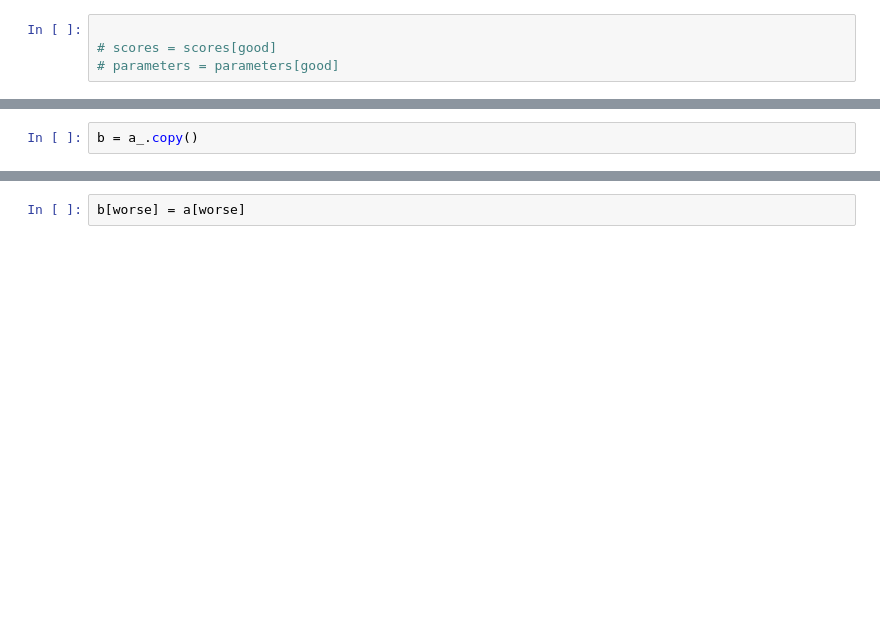
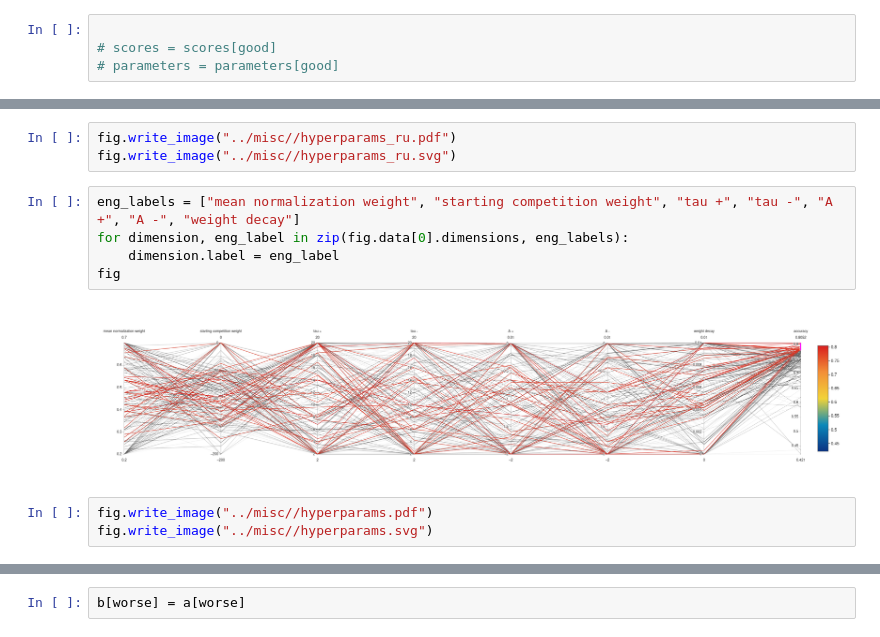
Before and after one commit to danielgafni/Bachelor, a Jupyter notebook: optimize_awsbatch/awsbatch_analysis.ipynb, the cells around one changed output, grey strips where cells are left out. Cells and saved outputs as stored; diff of their text form; blank space fills up the shorter version.

```diff
--- a/optimize_awsbatch/awsbatch_analysis.ipynb
+++ b/optimize_awsbatch/awsbatch_analysis.ipynb
@@ -110,2 +112,13 @@ scores.max()
-# %%
-b = a_.copy()
+# %%
+fig.write_image("../misc//hyperparams_ru.pdf")
+fig.write_image("../misc//hyperparams_ru.svg")
+# %%
+eng_labels = ["mean normalization weight", "starting competition weight", "tau +", "tau -", "A +", "A -", "weight decay"]
+for dimension, eng_label in zip(fig.data[0].dimensions, eng_labels):
+    dimension.label = eng_label
+fig
+# %% [output]
+[figure, added]
+# %%
+fig.write_image("../misc//hyperparams.pdf")
+fig.write_image("../misc//hyperparams.svg")
```
Also changed, not shown: parts of 16 cells of this notebook, 8 other files.
